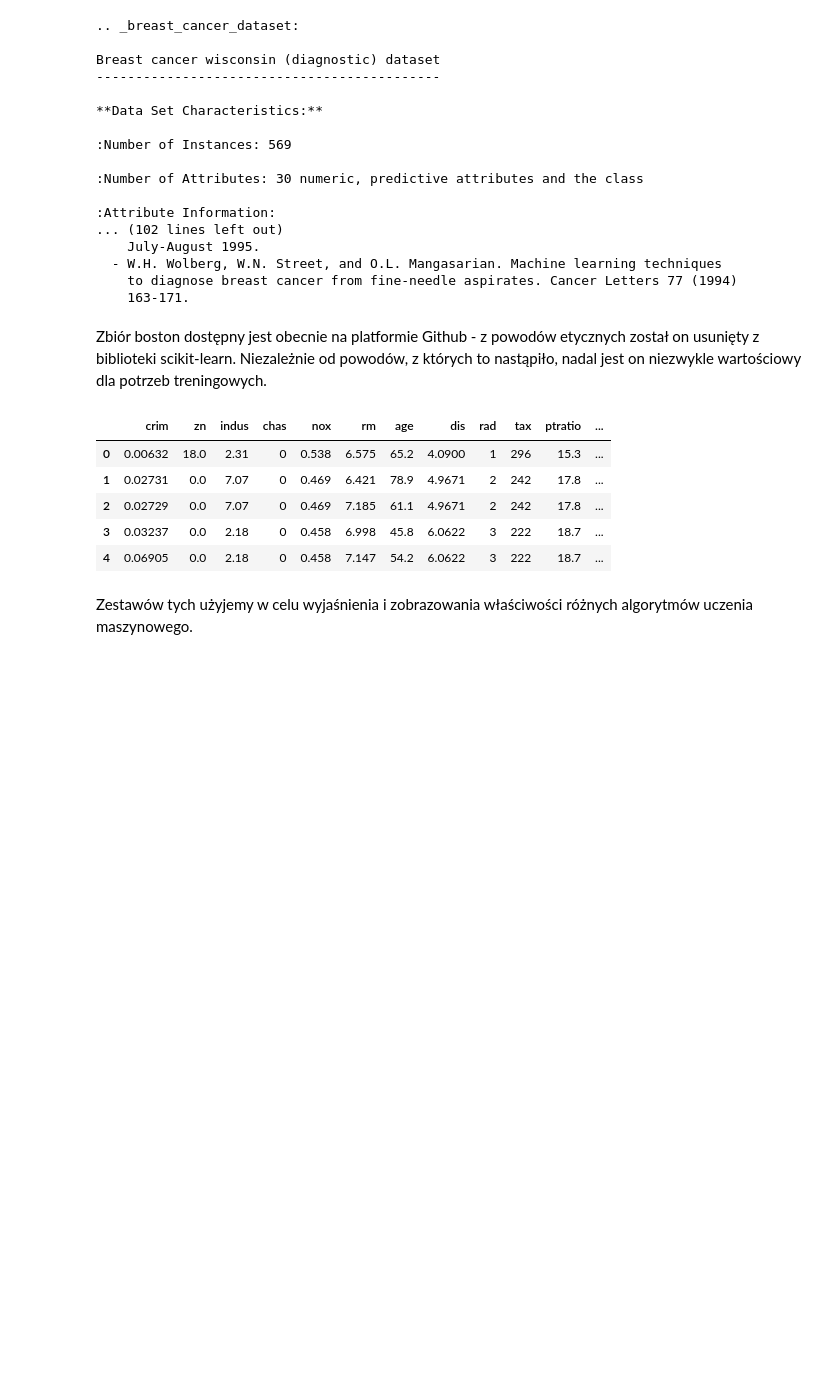
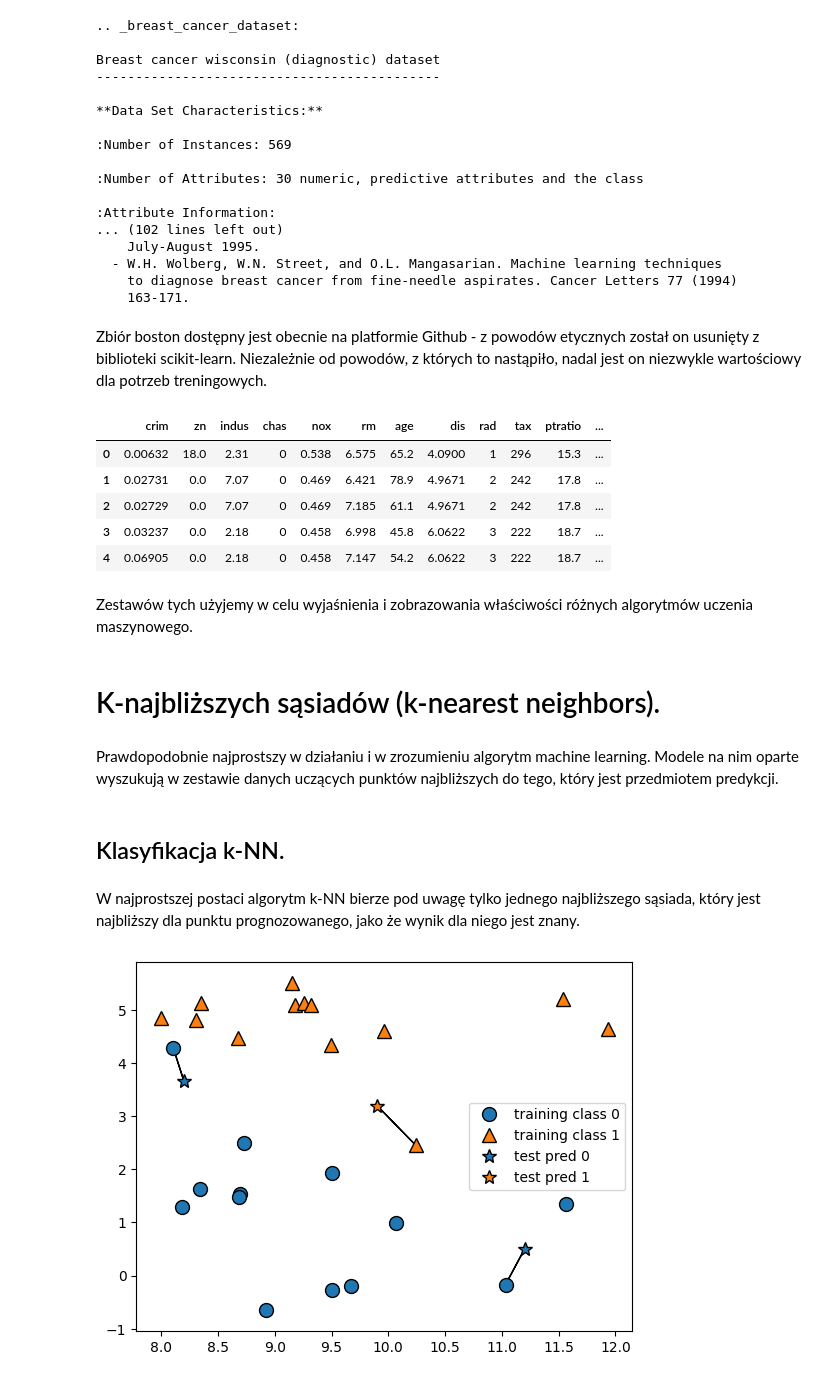
Before and after one commit to jakubtwalczak/Muller_Guido_Introduction_to_ML, a Jupyter notebook: Rozdział_2_uczenie_nadzorowane_cz_1.ipynb, the cells around one changed output. Drawn from its saved outputs; the diff is of its cells as text; code cells hidden in the pictures; blank space fills up the shorter version.

```diff
--- a/Rozdział_2_uczenie_nadzorowane_cz_1.ipynb
+++ b/Rozdział_2_uczenie_nadzorowane_cz_1.ipynb
@@ -164,3 +167,15 @@ boston.head()
 | 4 | 0.06905 | 0.0 | 2.18 | 0 | 0.458 | 7.147 | 54.2 | 6.0622 | 3 | 222 | 18.7 | ... |
 # %% [markdown]
 Zestawów tych użyjemy w celu wyjaśnienia i zobrazowania właściwości różnych algorytmów uczenia maszynowego.
+# %% [markdown]
+# K-najbliższych sąsiadów (k-nearest neighbors).
+# %% [markdown]
+Prawdopodobnie najprostszy w działaniu i w zrozumieniu algorytm machine learning. Modele na nim oparte wyszukują w zestawie danych uczących punktów najbliższych do tego, który jest przedmiotem predykcji.
+# %% [markdown]
+## Klasyfikacja k-NN.
+# %% [markdown]
+W najprostszej postaci algorytm k-NN bierze pod uwagę tylko jednego najbliższego sąsiada, który jest najbliższy dla punktu prognozowanego, jako że wynik dla niego jest znany.
+# %%
+mglearn.plots.plot_knn_classification(n_neighbors=1)
+# %% [output]
+[figure, added]
```
Also changed, not shown: parts of 35 cells of this notebook.
